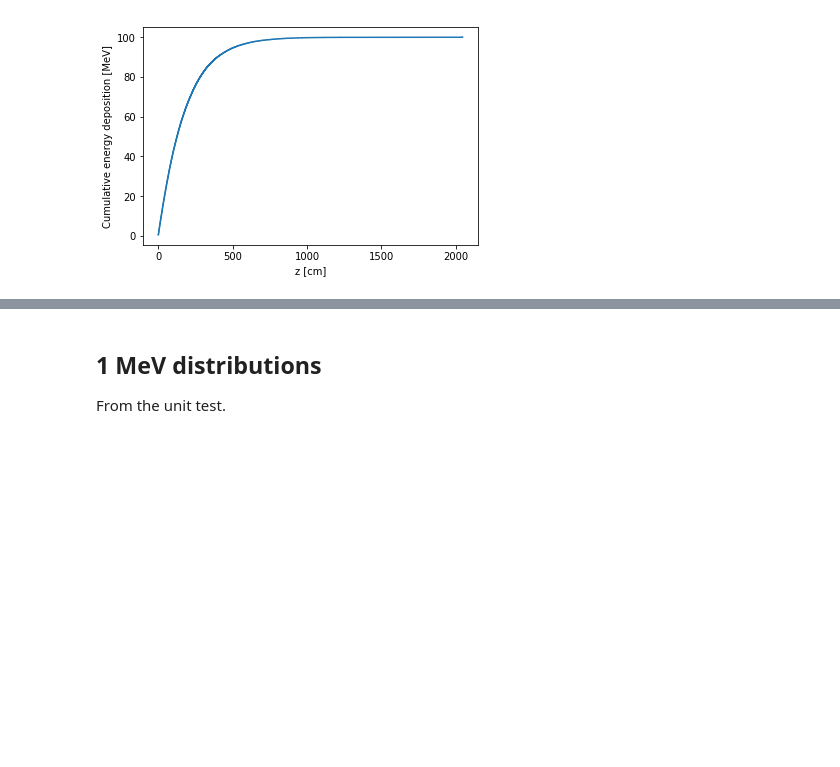
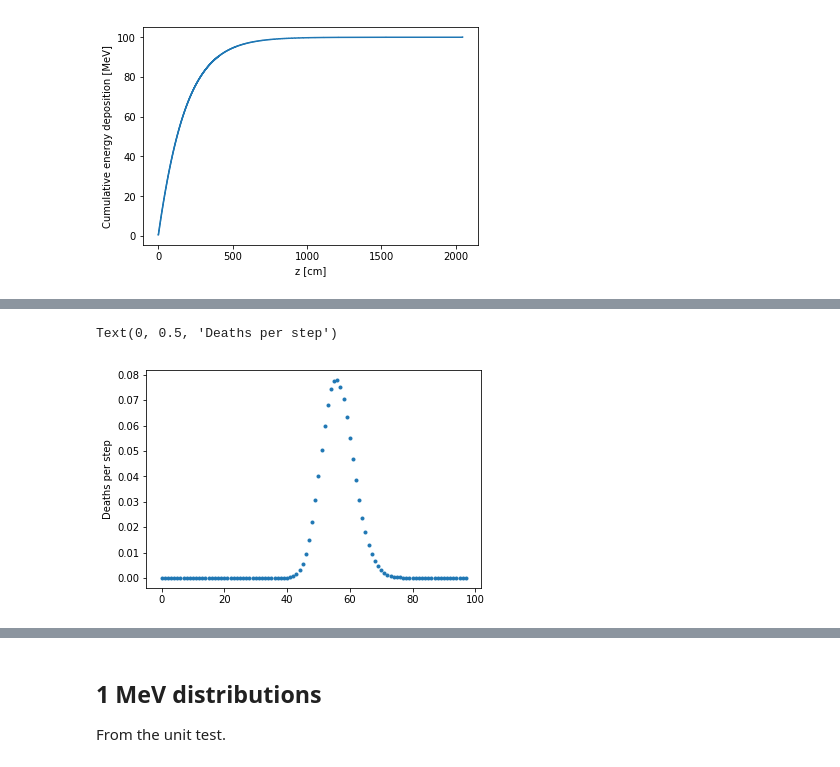
Before and after one commit to celeritas-project/benchmarks, a Jupyter notebook: klein-nishina/celeritas-results/interactor.ipynb, the cells around one changed output, grey strips where cells are left out. Cells and saved outputs as stored; diff of their text form; code cells hidden in the pictures; blank space fills up the shorter version.

```diff
--- a/klein-nishina/celeritas-results/interactor.ipynb
+++ b/klein-nishina/celeritas-results/interactor.ipynb
@@ -97,0 +98,6 @@ plt.plot(alive, '.');
+# %%
+plt.plot(np.diff(-alive/alive[0]), '.')
+plt.ylabel('Deaths per step');
+# %% [output]
+Text(0, 0.5, 'Deaths per step')
+[figure, added]
```
Also changed, not shown: parts of 5 cells of this notebook, 3 other files.
